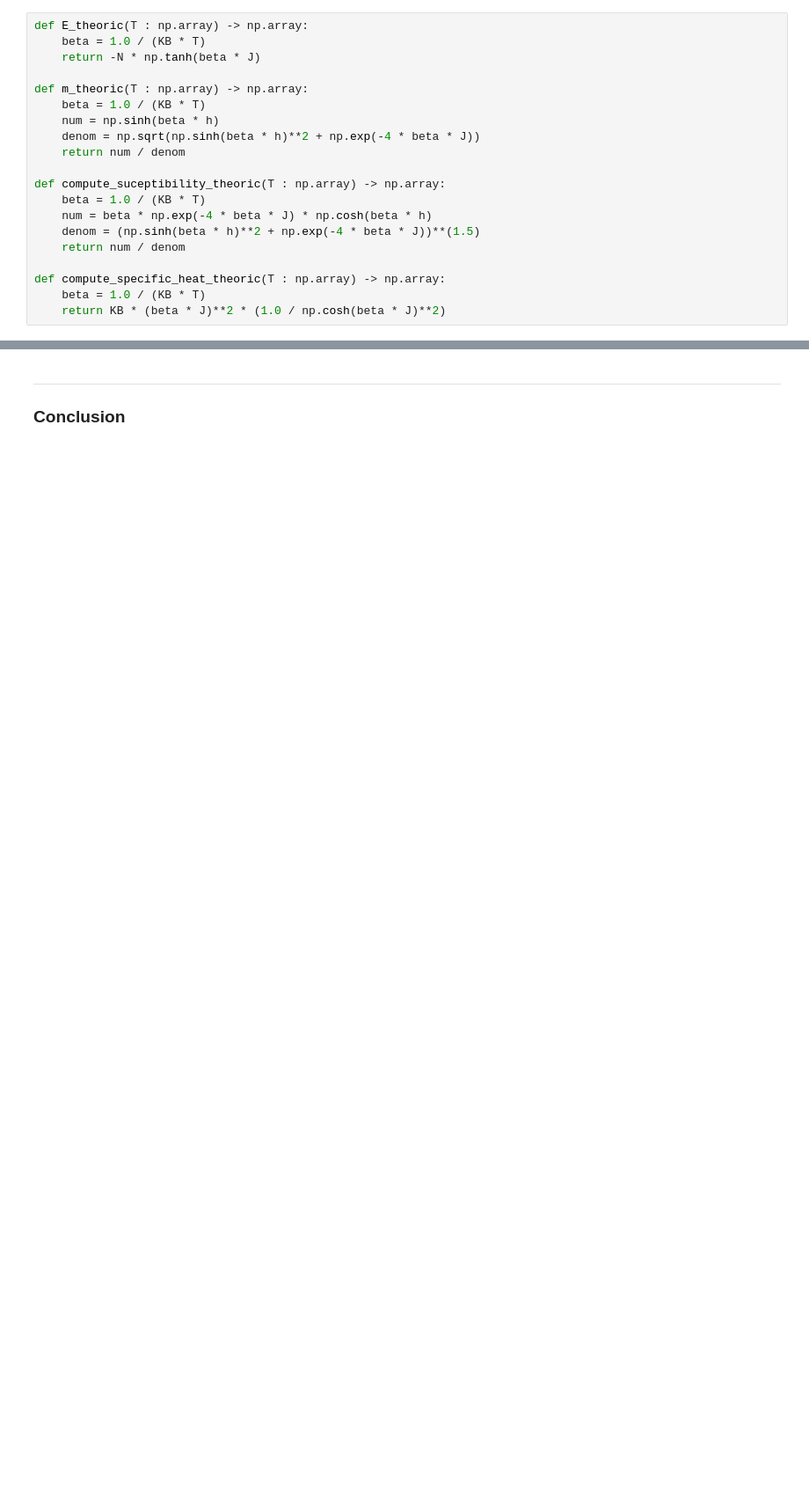
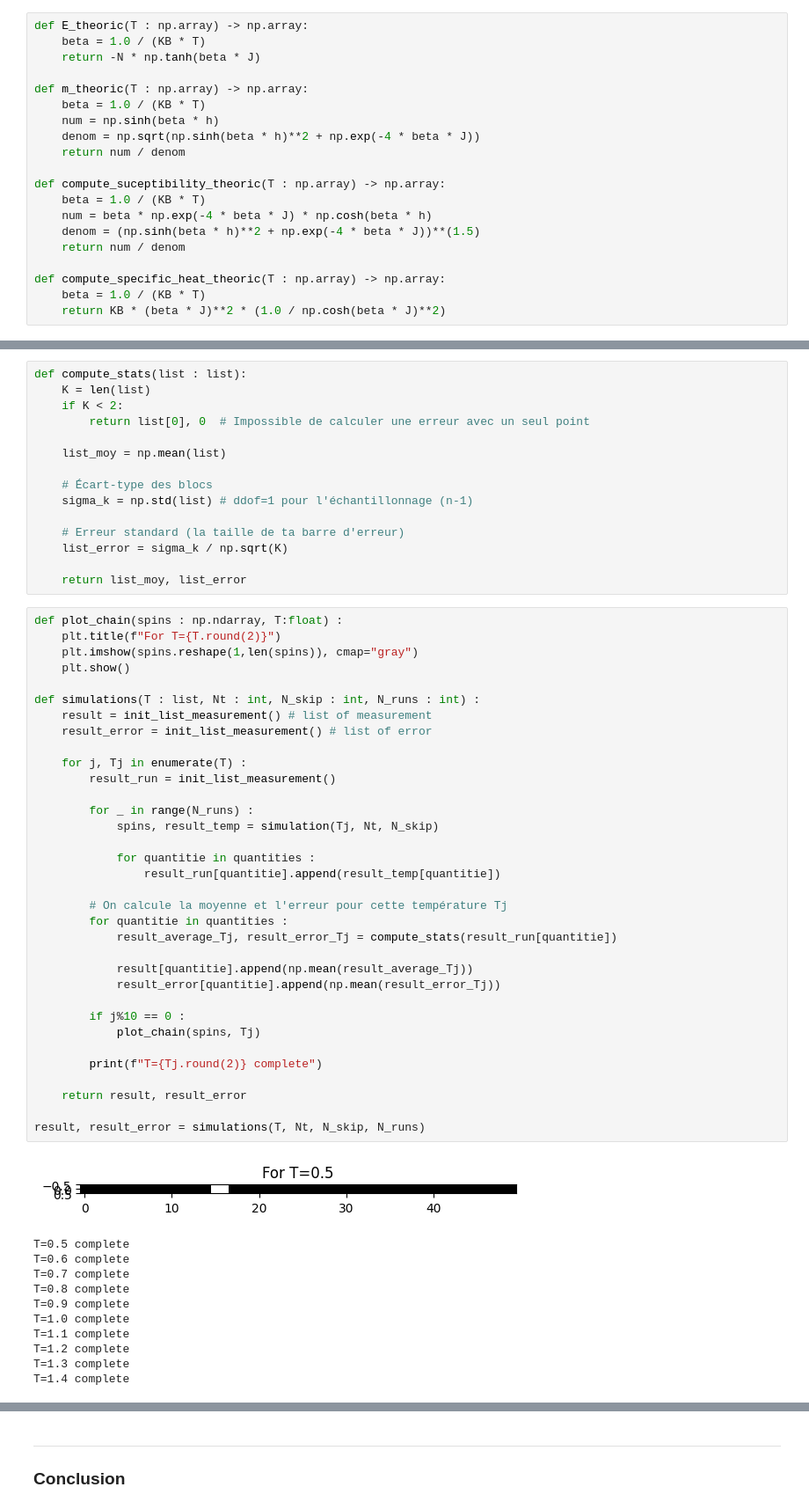
Before and after one commit to TheoHUETQC/monte-carlo, a Jupyter notebook: project1/qmc_project1.ipynb, the cells around one changed output, grey strips where cells are left out. Shown at 88% size. Drawn from its saved outputs; the diff is of its cells as text; blank space fills up the shorter version.

Commit message:
feat : Error Bars

```diff
--- a/project1/qmc_project1.ipynb
+++ b/project1/qmc_project1.ipynb
@@ -244,0 +236,61 @@ plt.show()
+# %%
+def compute_stats(list : list):
+    K = len(list)
+    if K < 2:
+        return list[0], 0  # Impossible de calculer une erreur avec un seul point
+
+    list_moy = np.mean(list)
+
+    # Écart-type des blocs
+    sigma_k = np.std(list) # ddof=1 pour l'échantillonnage (n-1)
+
+    # Erreur standard (la taille de ta barre d'erreur)
+    list_error = sigma_k / np.sqrt(K)
+
+    return list_moy, list_error
+# %%
+def plot_chain(spins : np.ndarray, T:float) :
+    plt.title(f"For T={T.round(2)}")
+    plt.imshow(spins.reshape(1,len(spins)), cmap="gray")
+    plt.show()
+
+def simulations(T : list, Nt : int, N_skip : int, N_runs : int) :
+    result = init_list_measurement() # list of measurement
+    result_error = init_list_measurement() # list of error
+
+    for j, Tj in enumerate(T) :
+        result_run = init_list_measurement()
+
+        for _ in range(N_runs) :
+            spins, result_temp = simulation(Tj, Nt, N_skip)
+
+            for quantitie in quantities :
+                result_run[quantitie].append(result_temp[quantitie])
+
+        # On calcule la moyenne et l'erreur pour cette température Tj
+        for quantitie in quantities :
+            result_average_Tj, result_error_Tj = compute_stats(result_run[quantitie])
+
+            result[quantitie].append(np.mean(result_average_Tj))
+            result_error[quantitie].append(np.mean(result_error_Tj))
+
+        if j%10 == 0 :
+            plot_chain(spins, Tj)
+
+        print(f"T={Tj.round(2)} complete")
+
+    return result, result_error
+
+result, result_error = simulations(T, Nt, N_skip, N_runs)
+# %% [output]
+[figure, added]
+T=0.5 complete
+T=0.6 complete
+T=0.7 complete
+T=0.8 complete
+T=0.9 complete
+T=1.0 complete
+T=1.1 complete
+T=1.2 complete
+T=1.3 complete
+T=1.4 complete
```
Also changed, not shown: parts of 28 cells of this notebook.
